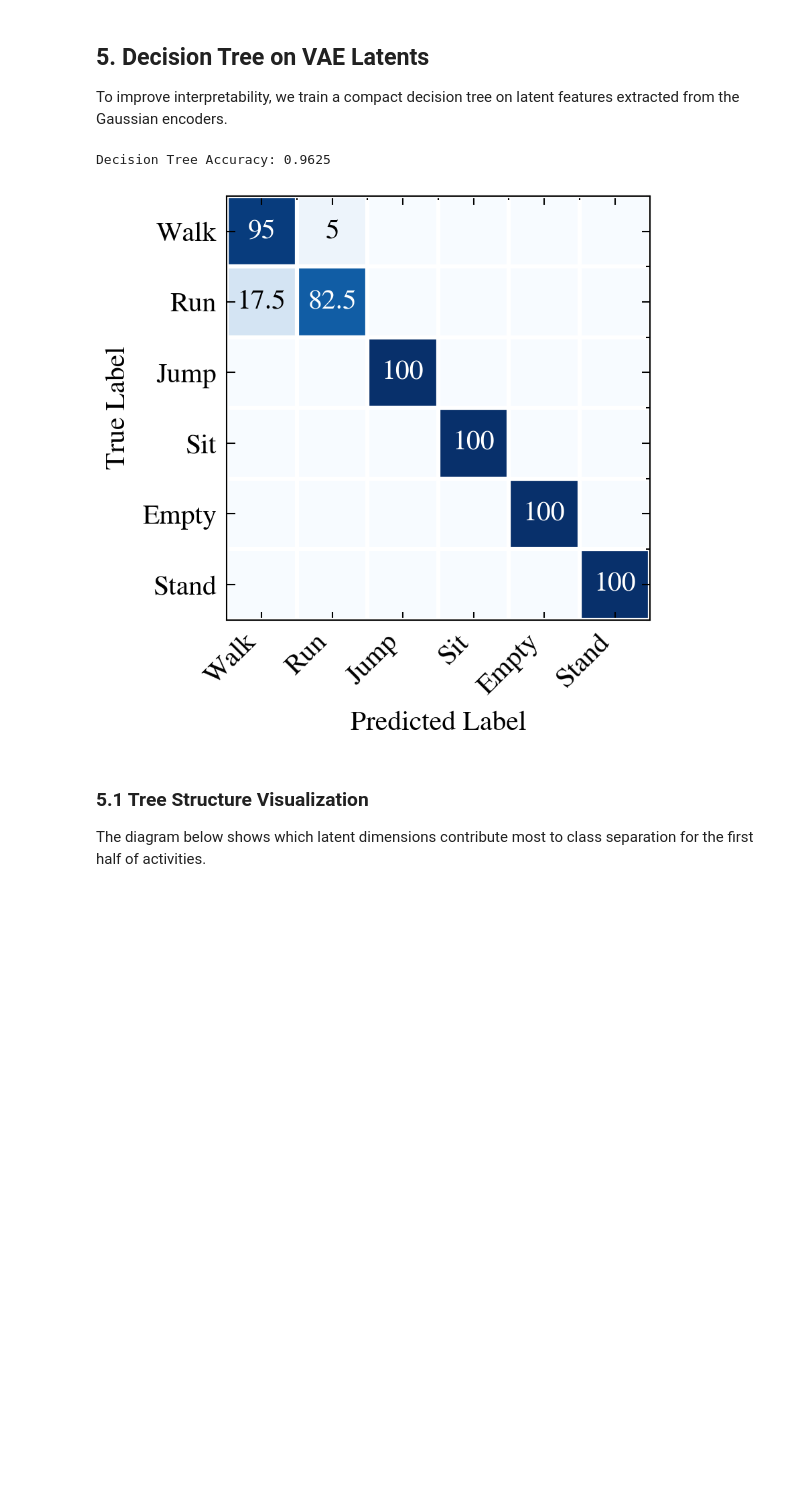
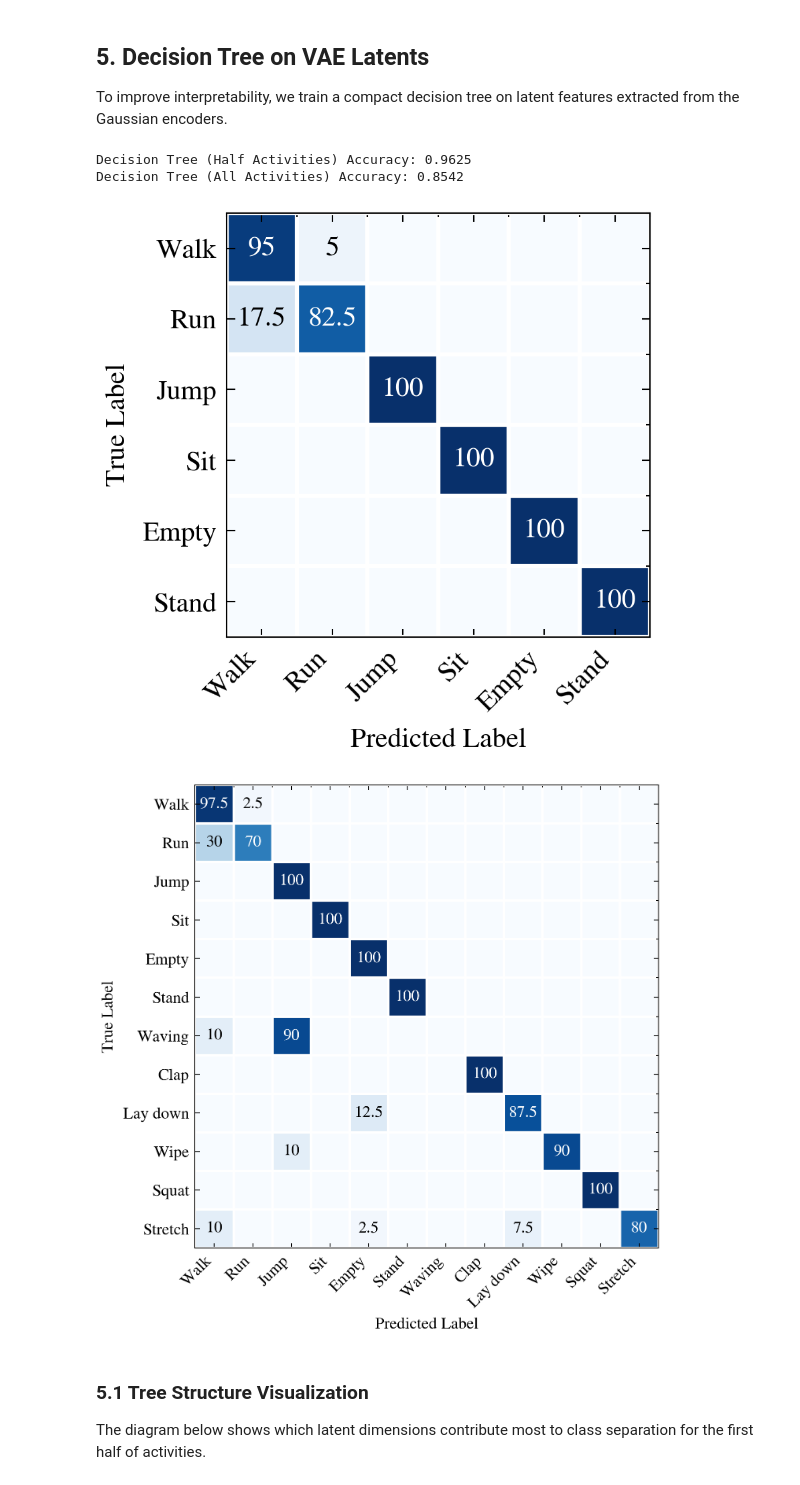
Before and after one commit to LucaCtt/csi-vae, a Jupyter notebook: notebooks/best_model.ipynb, the cells around one changed output. Drawn from its saved outputs; the diff is of its cells as text; code cells hidden in the pictures; blank space fills up the shorter version.

```diff
--- a/notebooks/best_model.ipynb
+++ b/notebooks/best_model.ipynb
@@ -290,10 +290,20 @@ test_ds_half = torch.utils.data.Subset(test_ds, test_half_indices)
 train_dl_half = make_dataloader(train_ds_half, batch_size=batch_size, shuffle=False, seed=wi_har_results.seed)
 test_dl_half = make_dataloader(test_ds_half, batch_size=batch_size, shuffle=False, seed=wi_har_results.seed)
 
-X_train, y_train = extract_latent_features(wi_har_gaussians, train_dl_half, DEVICE)
-X_test, y_test = extract_latent_features(wi_har_gaussians, test_dl_half, DEVICE)
+X_train_half, y_train_half = extract_latent_features(wi_har_gaussians, train_dl_half, DEVICE)
+X_test_half, y_test_half = extract_latent_features(wi_har_gaussians, test_dl_half, DEVICE)
+
+X_train, y_train = extract_latent_features(wi_har_gaussians, train_dl, DEVICE)
+X_test, y_test = extract_latent_features(wi_har_gaussians, test_dl, DEVICE)
 # %%
 # Train a compact tree to keep the resulting visualization interpretable.
+tree_clf_half = DecisionTreeClassifier(
+    max_depth=4,
+    criterion="entropy",
+    random_state=wi_har_results.seed,
+)
+tree_clf_half.fit(X_train_half, y_train_half)
+
 tree_clf = DecisionTreeClassifier(
     max_depth=4,
     criterion="entropy",
@@ -301,9 +311,11 @@ tree_clf = DecisionTreeClassifier(
 )
 tree_clf.fit(X_train, y_train)
 
-print(f"Decision Tree Accuracy: {tree_clf.score(X_test, y_test):.4f}")
+print(f"Decision Tree (Half Activities) Accuracy: {tree_clf_half.score(X_test_half, y_test_half):.4f}")
+print(f"Decision Tree (All Activities) Accuracy: {tree_clf.score(X_test, y_test):.4f}")
 # %% [output]
-Decision Tree Accuracy: 0.9625
+Decision Tree (Half Activities) Accuracy: 0.9625
+Decision Tree (All Activities) Accuracy: 0.8542
 # %%
 class DecisionTreeLatentWrapper(torch.nn.Module):
     """Wrap a scikit-learn decision tree to match torch model inference API."""
@@ -315,35 +327,45 @@ class DecisionTreeLatentWrapper(torch.nn.Module):
         device: torch.device,
     ) -> None:
         """Initialize with the list of antenna VAEs and the trained decision tree."""
         super().__init__()
         self._gaussians = gaussians
         self._tree = tree
         self._device = device
 
     def forward(self, x: torch.Tensor) -> torch.Tensor:
         """Extract latent features and return tree class probabilities."""
         latents = []
         for antenna_idx, antenna in enumerate(self._gaussians):
             antenna.eval()
             with torch.autocast(device_type=self._device.type, dtype=torch.float16):
                 _, mu, logvar = antenna(x[:, antenna_idx].to(self._device, dtype=torch.float32))
             latents.append(torch.cat([mu, logvar], dim=1))
 
         z = torch.cat(latents, dim=1)
         proba = self._tree.predict_proba(z.detach().cpu().numpy())
         return torch.from_numpy(proba).to(x.device)
 
 
 plot_confusion_matrix(
-    DecisionTreeLatentWrapper(wi_har_gaussians, tree_clf, DEVICE),
+    DecisionTreeLatentWrapper(wi_har_gaussians, tree_clf_half, DEVICE),
     test_dl_half,
     ACTIVITIES[: len(ACTIVITIES) // 2],
-    "decision_tree_confusion_matrix.pdf",
+    "decision_tree_half_confusion_matrix.pdf",
     DEVICE,
     figsize=(3, 3),
 )
+
+plot_confusion_matrix(
+    DecisionTreeLatentWrapper(wi_har_gaussians, tree_clf, DEVICE),
+    test_dl,
+    ACTIVITIES,
+    "decision_tree_full_confusion_matrix.pdf",
+    DEVICE,
+    figsize=(5, 5),
+)
 # %% [output]
 [figure]
+[figure, added]
 # %% [markdown]
 ### 5.1 Tree Structure Visualization
 
```
Also changed, not shown: parts of 1 cell of this notebook, 2 other files.
